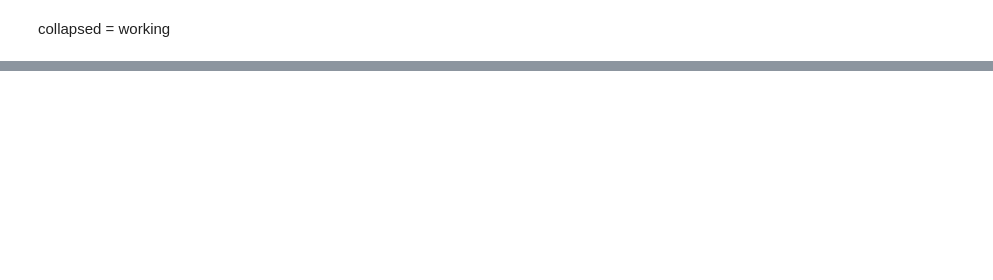
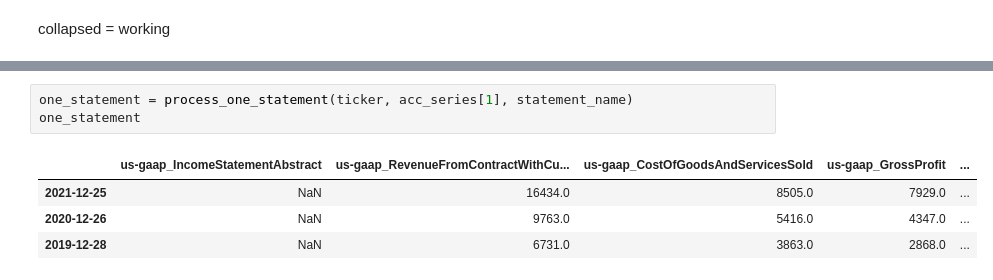
Before and after one commit to GGRusty/Edgar, a Jupyter notebook: combining_everything.ipynb, the cells around one changed output, grey strips where cells are left out. Cells and saved outputs as stored; diff of their text form; blank space fills up the shorter version.

```diff
--- a/combining_everything.ipynb
+++ b/combining_everything.ipynb
@@ -153,0 +99,8 @@ concatenated consolidated statements of cash flows 13 to the full Dataframe
+# %%
+one_statement = process_one_statement(ticker, acc_series[1], statement_name)
+one_statement
+# %% [output]
+|  | us-gaap_IncomeStatementAbstract | us-gaap_RevenueFromContractWithCu... | us-gaap_CostOfGoodsAndServicesSold | us-gaap_GrossProfit | ... |
+| 2021-12-25 | NaN | 16434.0 | 8505.0 | 7929.0 | ... |
+| 2020-12-26 | NaN | 9763.0 | 5416.0 | 4347.0 | ... |
+| 2019-12-28 | NaN | 6731.0 | 3863.0 | 2868.0 | ... |
```
Also changed, not shown: parts of 16 cells of this notebook, 3 other files.
